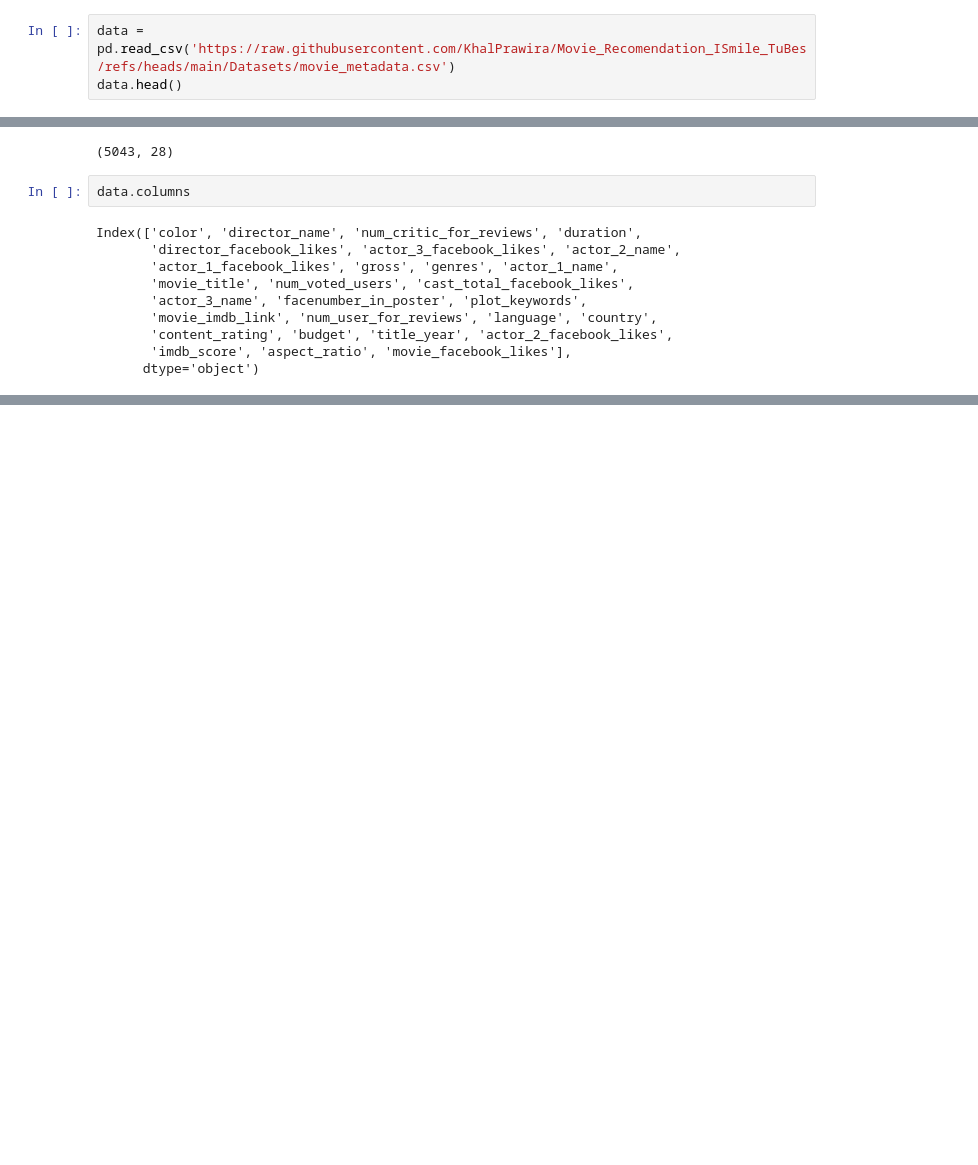
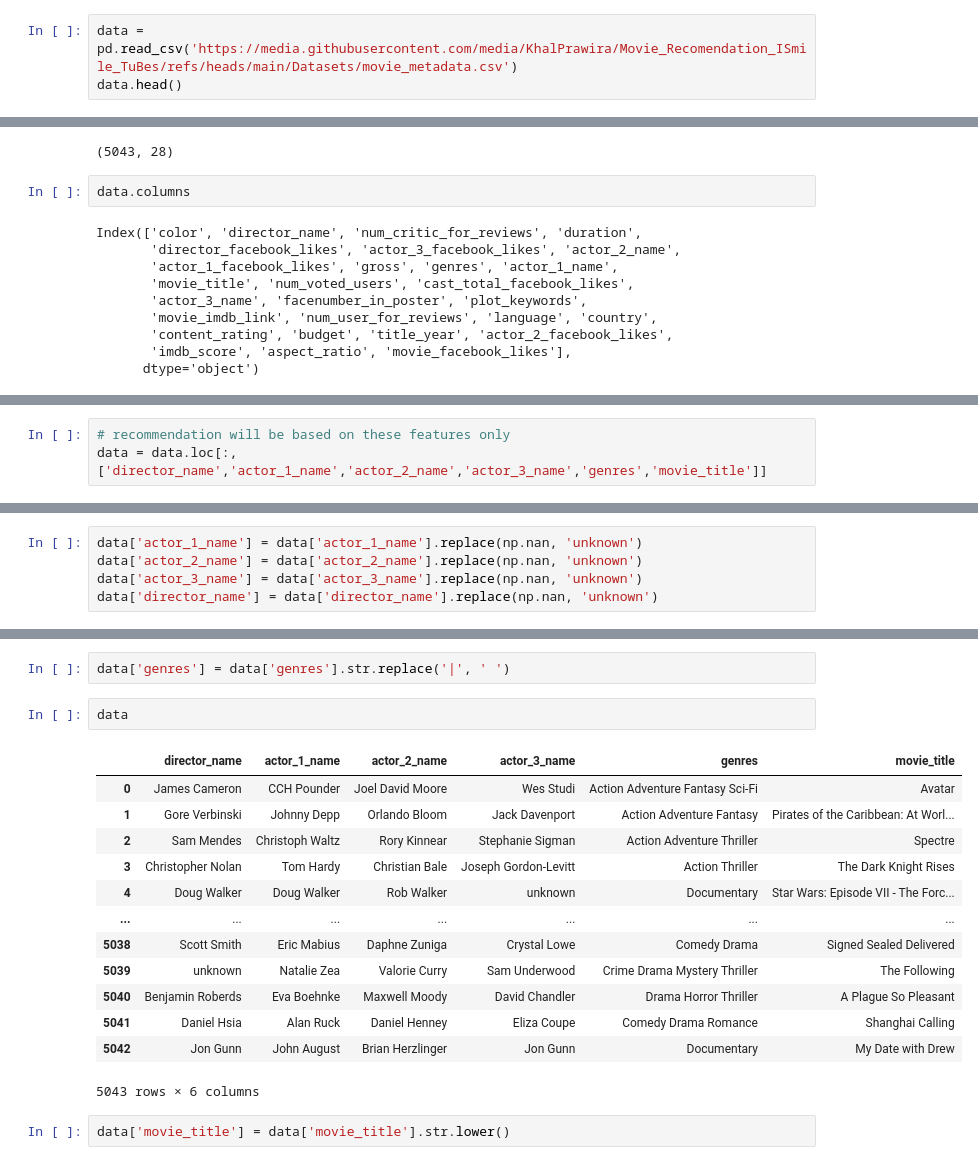
Before and after one commit to KhalPrawira/Movie_Recomendation_ISmile_TuBes, a Jupyter notebook: Data_Process/data_process_1.ipynb, the cells around one changed output, grey strips where cells are left out. Cells and saved outputs as stored; diff of their text form; blank space fills up the shorter version.

```diff
--- a/Data_Process/data_process_1.ipynb
+++ b/Data_Process/data_process_1.ipynb
@@ -3,7 +3,7 @@ import pandas as pd
 import numpy as np
 import matplotlib.pyplot as plt
 # %%
-data = pd.read_csv('https://raw.githubusercontent.com/KhalPrawira/Movie_Recomendation_ISmile_TuBes/refs/heads/main/Datasets/movie_metadata.csv')
+data = pd.read_csv('https://media.githubusercontent.com/media/KhalPrawira/Movie_Recomendation_ISmile_TuBes/refs/heads/main/Datasets/movie_metadata.csv')
 data.head()
 # %% [output]
 |  | color | director_name | num_critic_for_reviews | duration | director_facebook_likes | actor_3_facebook_likes | ... |
@@ -35,3 +35,6 @@ data.title_year.value_counts(dropna=False).sort_index().plot(kind='barh',figsize
 plt.show()
 # %% [output]
 [figure]
+# %%
+# recommendation will be based on these features only
+data = data.loc[:,['director_name','actor_1_name','actor_2_name','actor_3_name','genres','movie_title']]
@@ -37,0 +60,5 @@ plt.show()
+# %%
+data['actor_1_name'] = data['actor_1_name'].replace(np.nan, 'unknown')
+data['actor_2_name'] = data['actor_2_name'].replace(np.nan, 'unknown')
+data['actor_3_name'] = data['actor_3_name'].replace(np.nan, 'unknown')
+data['director_name'] = data['director_name'].replace(np.nan, 'unknown')
@@ -37,0 +84,20 @@ plt.show()
+# %%
+data['genres'] = data['genres'].str.replace('|', ' ')
+# %%
+data
+# %% [output]
+|  | director_name | actor_1_name | actor_2_name | actor_3_name | genres | movie_title |
+| 0 | James Cameron | CCH Pounder | Joel David Moore | Wes Studi | Action Adventure Fantasy Sci-Fi | Avatar |
+| 1 | Gore Verbinski | Johnny Depp | Orlando Bloom | Jack Davenport | Action Adventure Fantasy | Pirates of the Caribbean: At Worl... |
+| 2 | Sam Mendes | Christoph Waltz | Rory Kinnear | Stephanie Sigman | Action Adventure Thriller | Spectre |
+| 3 | Christopher Nolan | Tom Hardy | Christian Bale | Joseph Gordon-Levitt | Action Thriller | The Dark Knight Rises |
+| 4 | Doug Walker | Doug Walker | Rob Walker | unknown | Documentary | Star Wars: Episode VII - The Forc... |
+| ... | ... | ... | ... | ... | ... | ... |
+| 5038 | Scott Smith | Eric Mabius | Daphne Zuniga | Crystal Lowe | Comedy Drama | Signed Sealed Delivered |
+| 5039 | unknown | Natalie Zea | Valorie Curry | Sam Underwood | Crime Drama Mystery Thriller | The Following |
+| 5040 | Benjamin Roberds | Eva Boehnke | Maxwell Moody | David Chandler | Drama Horror Thriller | A Plague So Pleasant |
+| 5041 | Daniel Hsia | Alan Ruck | Daniel Henney | Eliza Coupe | Comedy Drama Romance | Shanghai Calling |
+| 5042 | Jon Gunn | John August | Brian Herzlinger | Jon Gunn | Documentary | My Date with Drew |
+5043 rows × 6 columns
+# %%
+data['movie_title'] = data['movie_title'].str.lower()
```
Also changed, not shown: parts of 6 cells of this notebook.
